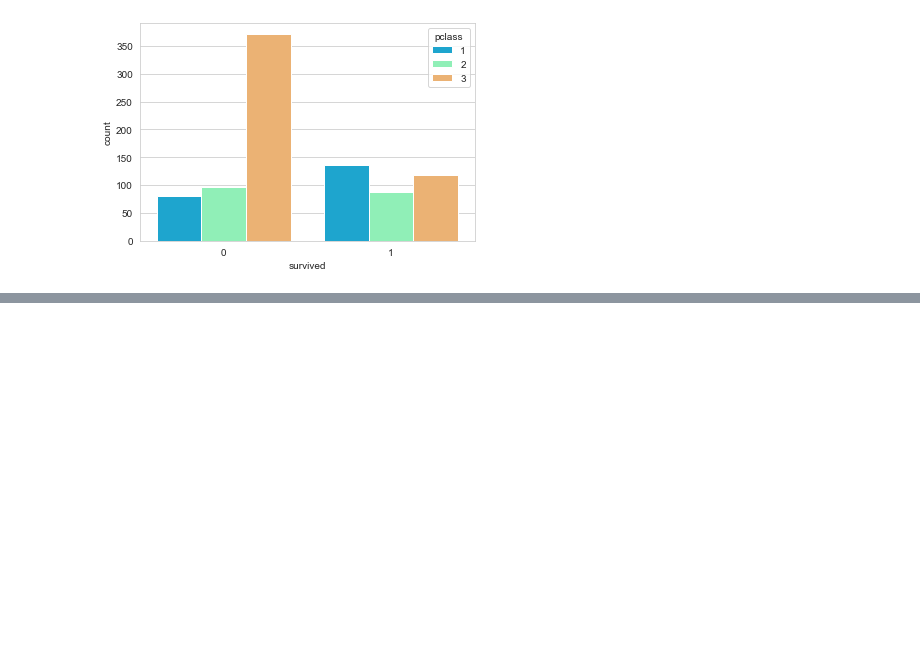
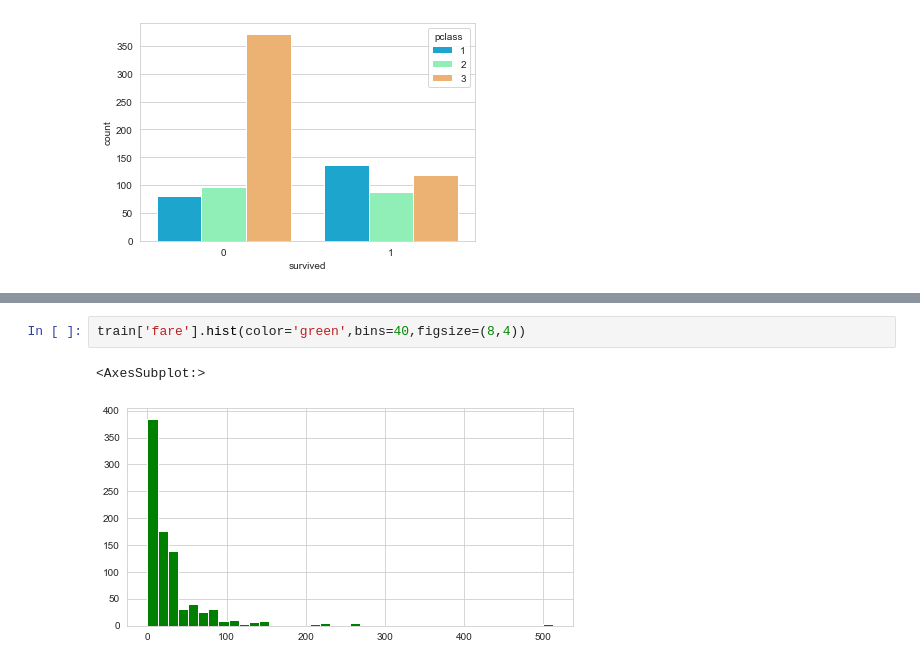
Before and after one commit to AkCoding/Titanic-, a Jupyter notebook: EDA of Titanic dataset.ipynb, the cells around one changed output, grey strips where cells are left out. Saved outputs shown, nothing was run; the diff lists cells and outputs as text; blank space fills up the shorter version.

```diff
--- a/EDA of Titanic dataset.ipynb
+++ b/EDA of Titanic dataset.ipynb
@@ -62,0 +78,5 @@ sns.countplot(x='survived',hue='pclass',data=train,palette='rainbow')
+# %%
+train['fare'].hist(color='green',bins=40,figsize=(8,4))
+# %% [output]
+<AxesSubplot:>
+[figure, added]
```
Also changed, not shown: parts of 9 cells of this notebook, 1 other file.
